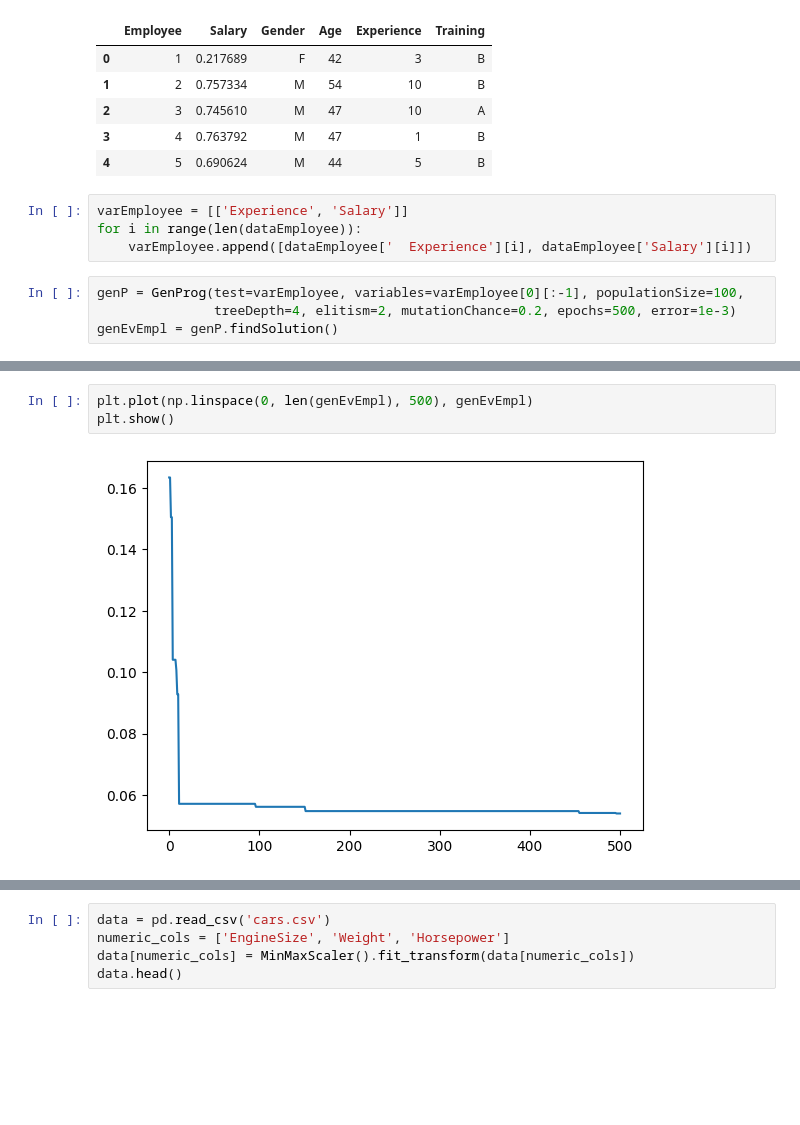
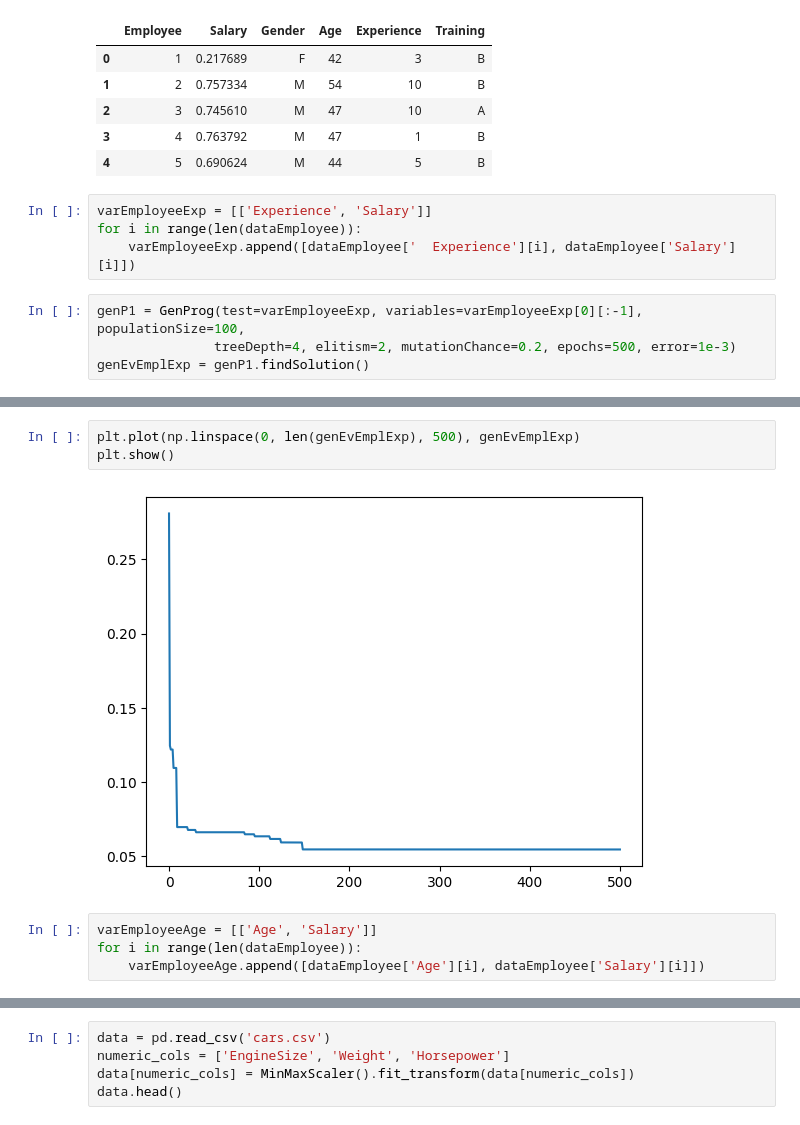
Before and after one commit to PetarP02/RIProjekat, a Jupyter notebook: Test.ipynb, the cells around one changed output, grey strips where cells are left out. Saved outputs shown, nothing was run; the diff lists cells and outputs as text; blank space fills up the shorter version.

```diff
--- a/Test.ipynb
+++ b/Test.ipynb
@@ -19,11 +19,11 @@ dataEmployee.head()
 | 3 | 4 | 0.763792 | M | 47 | 1 | B |
 | 4 | 5 | 0.690624 | M | 44 | 5 | B |
 # %%
-varEmployee = [['Experience', 'Salary']]
+varEmployeeExp = [['Experience', 'Salary']]
 for i in range(len(dataEmployee)):
-    varEmployee.append([dataEmployee['  Experience'][i], dataEmployee['Salary'][i]])
+    varEmployeeExp.append([dataEmployee['  Experience'][i], dataEmployee['Salary'][i]])
 # %%
-genP = GenProg(test=varEmployee, variables=varEmployee[0][:-1], populationSize=100,
+genP1 = GenProg(test=varEmployeeExp, variables=varEmployeeExp[0][:-1], populationSize=100,
                treeDepth=4, elitism=2, mutationChance=0.2, epochs=500, error=1e-3)
-genEvEmpl = genP.findSolution()
+genEvEmplExp = genP1.findSolution()
 # %% [output]
@@ -55,5 +55,9 @@ plt.show()
 # %%
-plt.plot(np.linspace(0, len(genEvEmpl), 500), genEvEmpl)
+plt.plot(np.linspace(0, len(genEvEmplExp), 500), genEvEmplExp)
 plt.show()
 # %% [output]
-[figure, old version]
+[figure, new version]
+# %%
+varEmployeeAge = [['Age', 'Salary']]
+for i in range(len(dataEmployee)):
+    varEmployeeAge.append([dataEmployee['Age'][i], dataEmployee['Salary'][i]])
```
Also changed, not shown: parts of 11 cells of this notebook.
